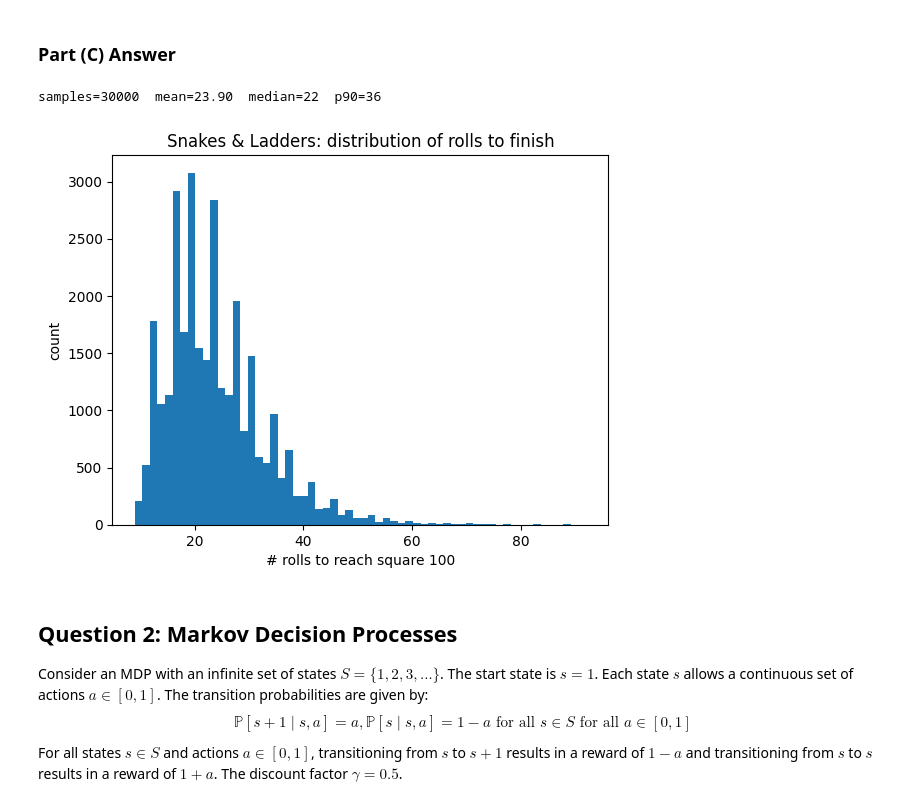
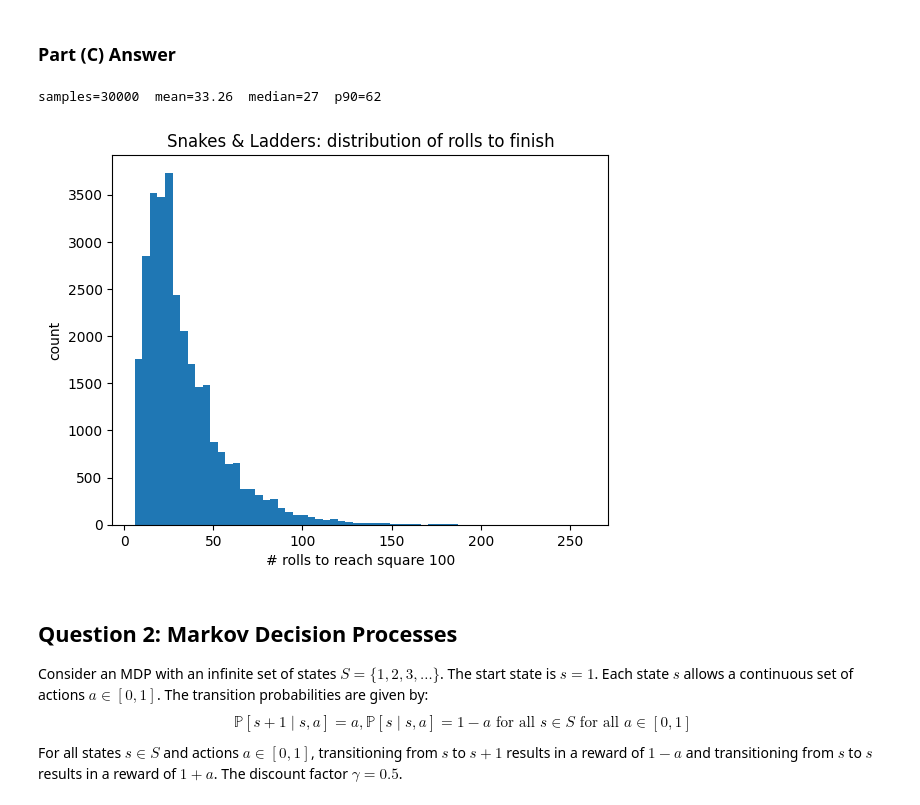
Before and after one commit to onat-dalmaz/RL-book, a Jupyter notebook: assignment1.ipynb, the cells around one changed output. Cells and saved outputs as stored; diff of their text form; code cells hidden in the pictures.

```diff
--- a/assignment1.ipynb
+++ b/assignment1.ipynb
@@ -105,28 +105,24 @@ Squares without snakes/ladders simply have \(J(u)=u\).
 # Snakes & Ladders transition model (FiniteMarkovProcess) + finish-time histogram
 
 JUMPS: Dict[int, int] = {
-    # ladders (bottom -> top)
-    4: 24,
-    8: 29,
-    15: 35,
-    22: 40,
-    34: 54,
-    42: 61,
-    47: 67,
-    53: 73,
-    66: 85,
-    68: 87,
-    82: 99,
-    89: 92,
-    # snakes (head -> tail)
-    26: 6,
-    32: 12,
-    48: 28,
-    56: 36,
-    63: 58,
-    88: 72,
-    95: 75,
-    97: 77,
+    # ladders
+    1: 38,
+    4: 14,
+    9: 30,
+    21: 42,
+    28: 74,
+    50: 67,
+    71: 92,
+    80: 99,
+
+    # snakes (from the image)
+    32: 10,
+    36: 6,
+    48: 26,
+    62: 18,
+    88: 24,
+    95: 56,
+    97: 78,
 }
 
 def apply_jump(pos: int) -> int:
@@ -145,35 +141,35 @@ for s in range(0, 100):
     for x in outcomes:
         probs[x] = probs.get(x, 0.0) + 1.0 / 6.0
     transition_map[s] = Categorical(probs)
 
 mp = FiniteMarkovProcess(transition_map)
 
 def sample_game_length(num_games: int = 50_000) -> np.ndarray:
     """Sample episode lengths (number of die rolls) to reach Terminal(100)."""
     lengths: List[int] = []
     start_dist = Constant(NonTerminal(0))
     for _ in range(num_games):
         steps = 0
         for st in mp.simulate(start_dist):
             if isinstance(st, Terminal):
                 break
             steps += 1
         lengths.append(steps)
     return np.array(lengths, dtype=int)
 
 lengths = sample_game_length(num_games=30_000)
 
 print(f"samples={len(lengths)}  mean={lengths.mean():.2f}  median={np.median(lengths):.0f}  p90={np.quantile(lengths, 0.9):.0f}")
 
 plt.figure()
 plt.hist(lengths, bins=60)
 plt.title("Snakes & Ladders: distribution of rolls to finish")
 plt.xlabel("# rolls to reach square 100")
 plt.ylabel("count")
 plt.show()
 # %% [output]
-samples=30000  mean=23.90  median=22  p90=36
+samples=30000  mean=33.26  median=27  p90=62
-[figure, old version]
+[figure, new version]
 # %% [markdown]
 ## Question 2: Markov Decision Processes
 
```
Also changed, not shown: 1 other file.
